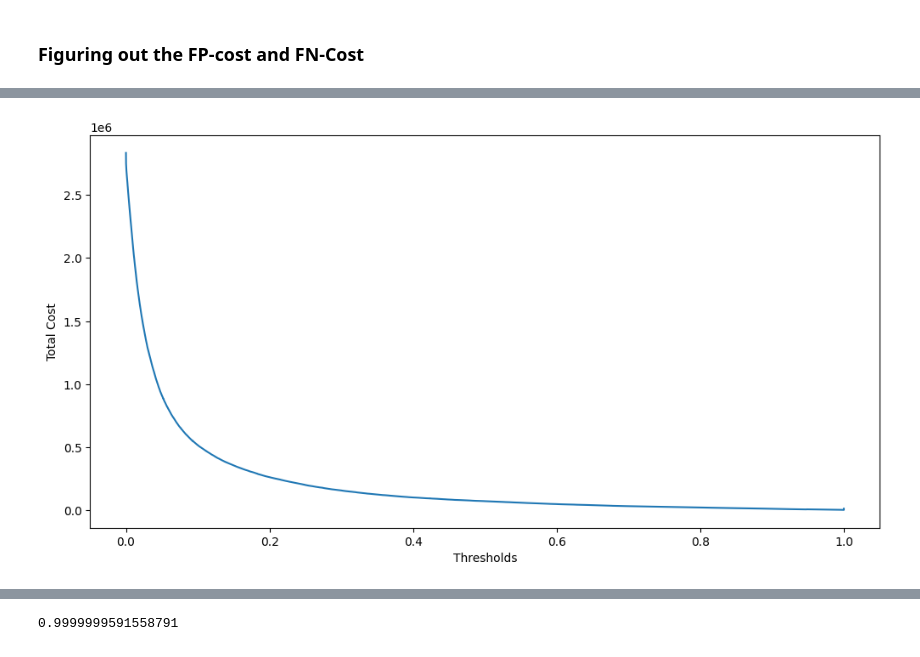
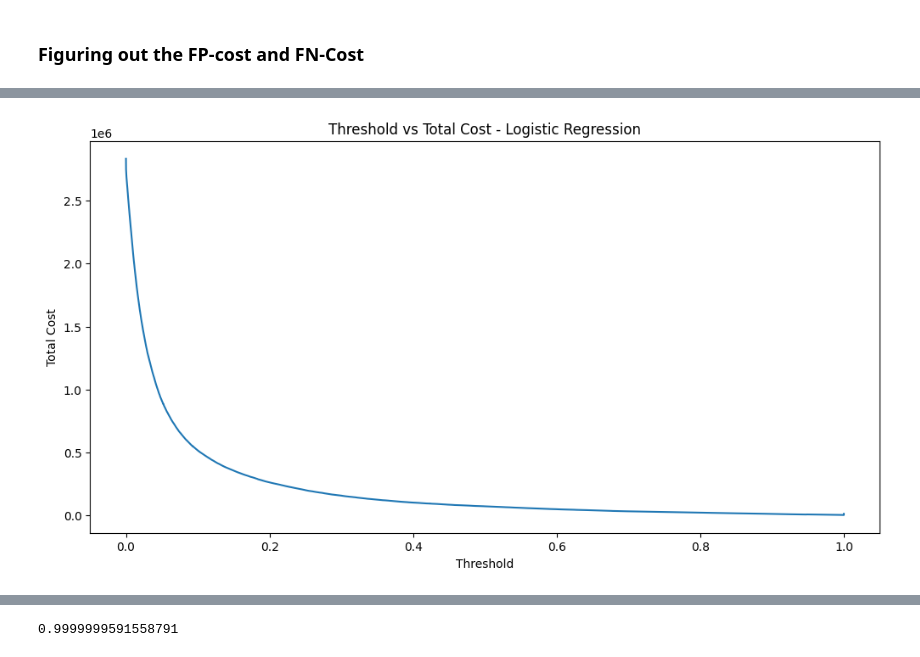
Before and after one commit to Janhvesh-Patil/RiskLens-AI, a Jupyter notebook: backend/TransactionFraudDetector.ipynb, the cells around one changed output, grey strips where cells are left out. Drawn from its saved outputs; the diff is of its cells as text; code cells hidden in the pictures.

```diff
--- a/backend/TransactionFraudDetector.ipynb
+++ b/backend/TransactionFraudDetector.ipynb
@@ -368,13 +548,19 @@ for threshold in thresholds:
 # %%
 # plotting thresholds vs total_cost
 
-plt.figure(figsize = (12, 6))
-plt.plot(thresholds, total_cost)
-plt.xlabel('Thresholds')
-plt.ylabel("Total Cost")
-plt.show()
+# plt.figure(figsize = (12, 6))
+# plt.plot(thresholds, total_cost)
+# plt.xlabel('Thresholds')
+# plt.ylabel("Total Cost")
+# plt.show()
-# %% [output]
-[figure, removed]
+# %%
+plot_threshold_cost(
+    lr_results["thresholds"],
+    lr_costs,
+    "Logistic Regression"
+)
+# %% [output]
+[figure, added]
 # %%
 # plotting thresholds vs total_cost
 
```
Also changed, not shown: parts of 47 cells of this notebook.
